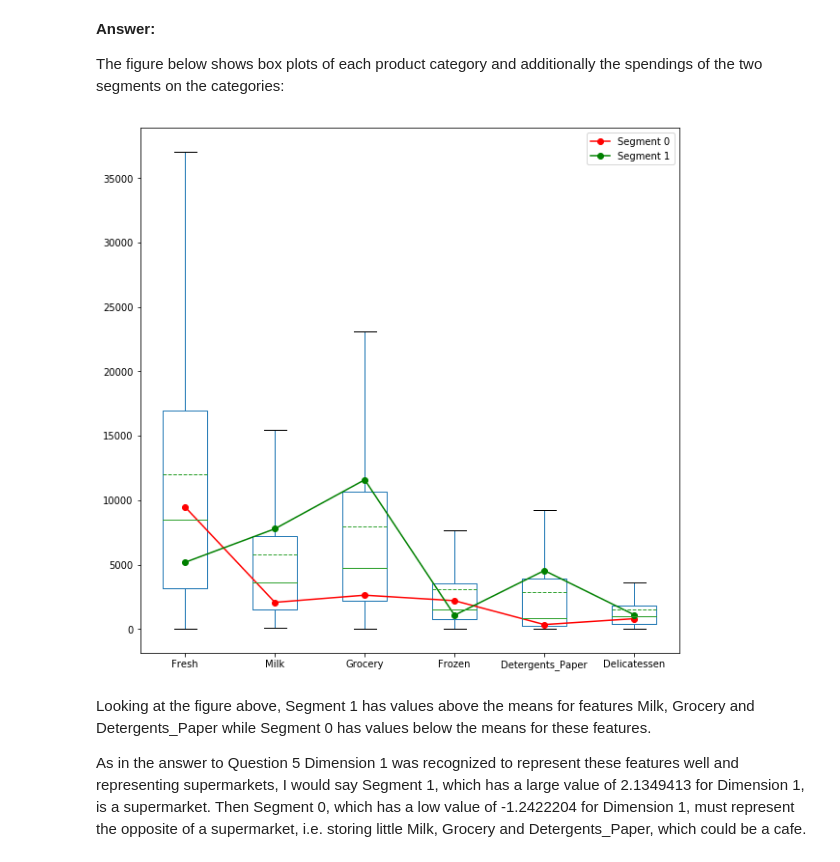
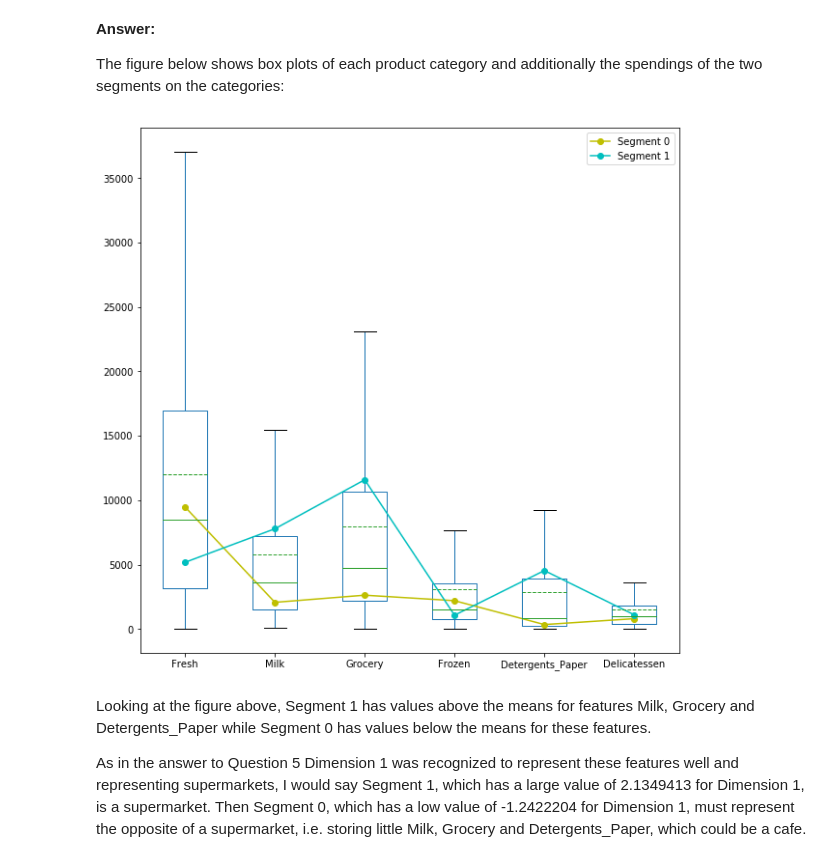
Before and after one commit to KnollFrank/Creating-Customer-Segments, a Jupyter notebook: customer_segments.ipynb, the cells around one changed output. Drawn from its saved outputs; the diff is of its cells as text; code cells hidden in the pictures.

```diff
--- a/customer_segments.ipynb
+++ b/customer_segments.ipynb
@@ -751,11 +751,11 @@ display(true_centers)
 The figure below shows box plots of each product category and additionally the spendings of the two segments on the categories:
 # %%
 data.boxplot(showfliers=False, grid=False, figsize=(10,10), showmeans=True, meanline=True)
-plt.plot(range(1,7), true_centers.loc['Segment 0'], 'ro-', label='Segment 0');
-plt.plot(range(1,7), true_centers.loc['Segment 1'], 'go-', label='Segment 1');
+plt.plot(range(1,7), true_centers.loc['Segment 0'], 'yo-', label='Segment 0');
+plt.plot(range(1,7), true_centers.loc['Segment 1'], 'co-', label='Segment 1');
 plt.legend();
 # %% [output]
-[figure, old version]
+[figure, new version]
 # %% [markdown]
 Looking at the figure above, Segment 1 has values above the means for features Milk, Grocery and Detergents_Paper while Segment 0 has values below the means for these features.
 
```
Also changed, not shown: parts of 3 cells of this notebook.
